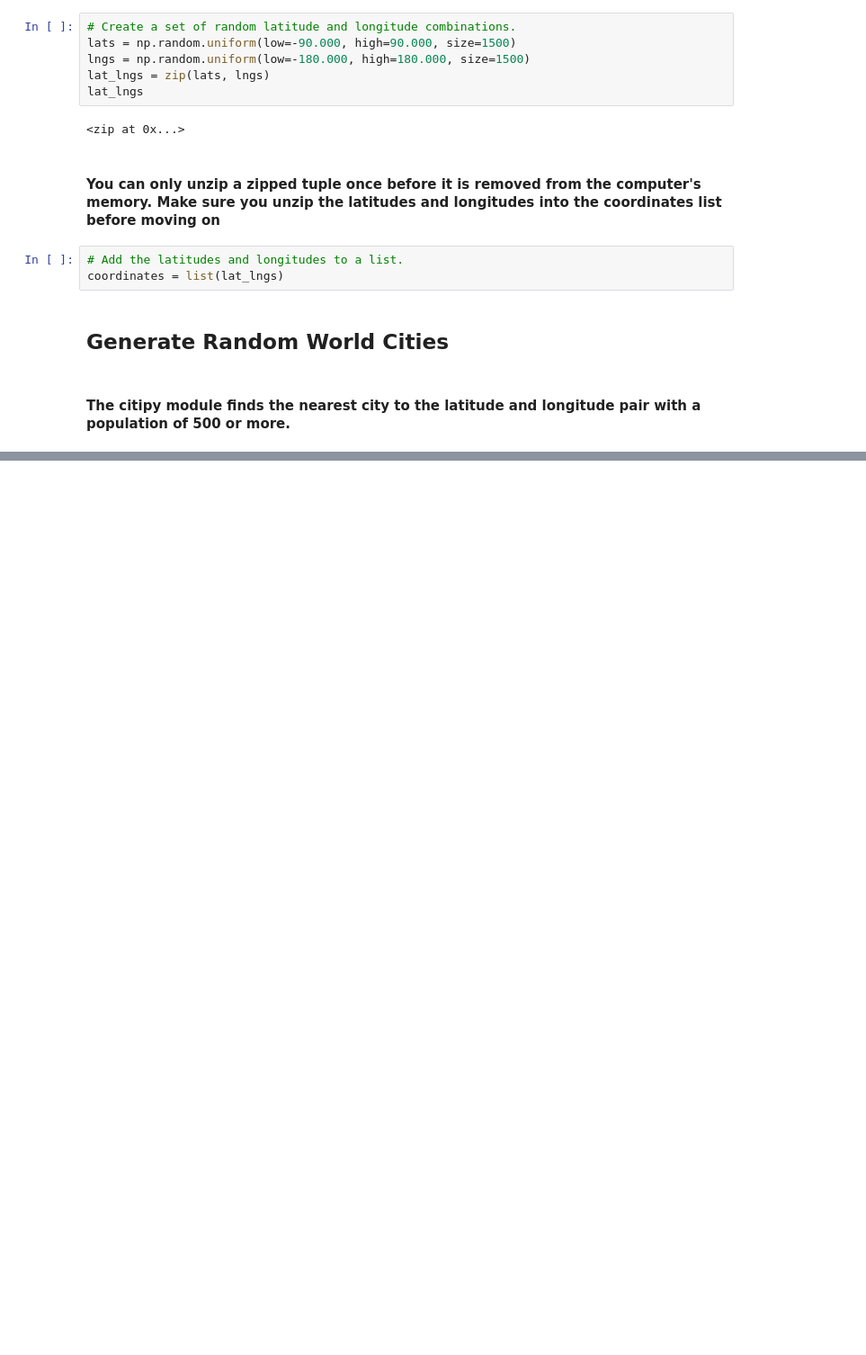
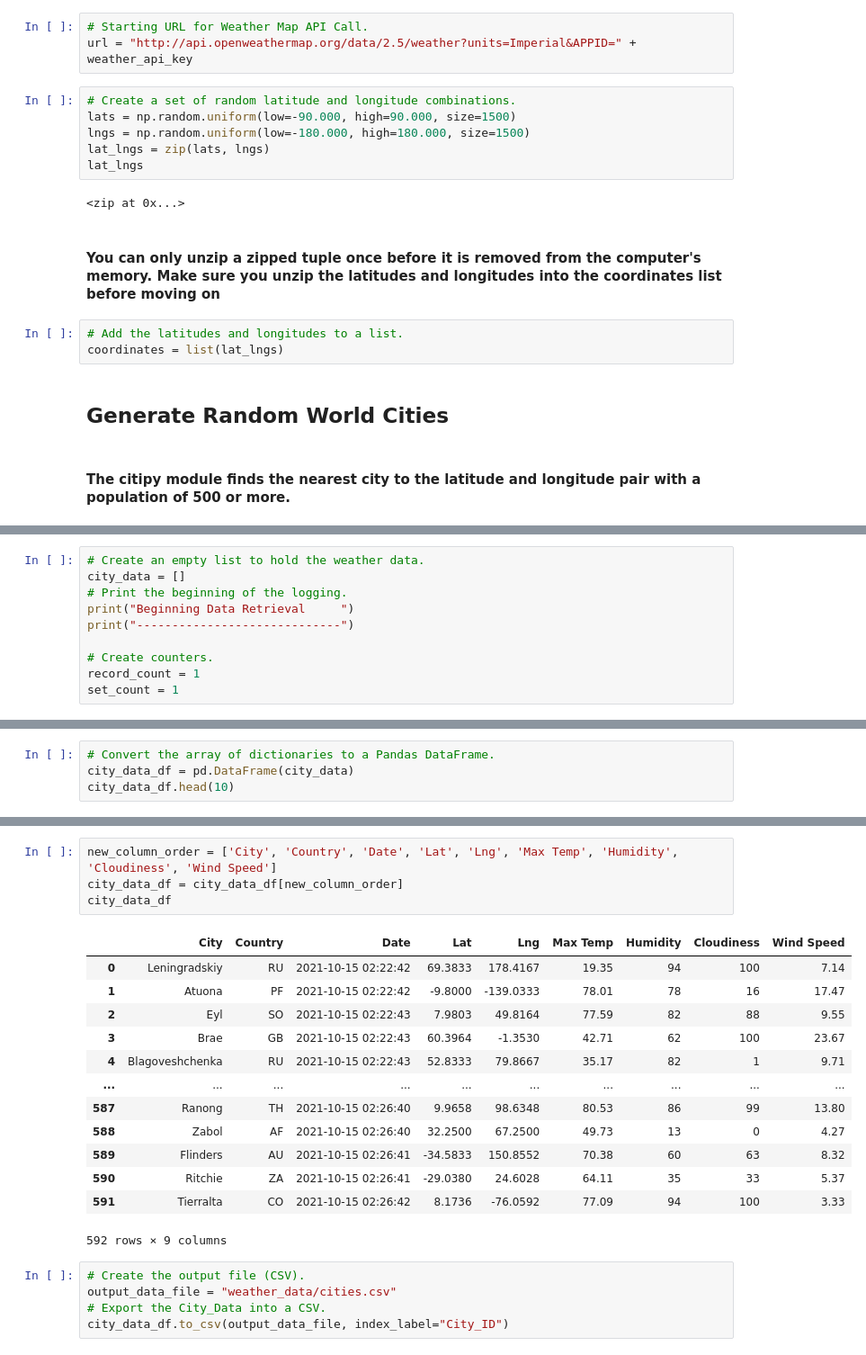
Before and after one commit to Jimmygjr10/World_Weather_Analysis, a Jupyter notebook: WeatherPy.ipynb, the cells around one changed output, grey strips where cells are left out. Shown: that part at 90% size. Drawn from its saved outputs; the diff is of its cells as text; blank space fills up the shorter version.

Commit message:
Weather API

```diff
--- a/WeatherPy.ipynb
+++ b/WeatherPy.ipynb
@@ -7,3 +16,6 @@ from citipy import citipy
+# %%
+# Starting URL for Weather Map API Call.
+url = "http://api.openweathermap.org/data/2.5/weather?units=Imperial&APPID=" + weather_api_key
 # %%
 # Create a set of random latitude and longitude combinations.
 lats = np.random.uniform(low=-90.000, high=90.000, size=1500)
@@ -37,0 +52,10 @@ len(cities)
+# %%
+# Create an empty list to hold the weather data.
+city_data = []
+# Print the beginning of the logging.
+print("Beginning Data Retrieval     ")
+print("-----------------------------")
+
+# Create counters.
+record_count = 1
+set_count = 1
@@ -37,0 +140,4 @@ len(cities)
+# %%
+# Convert the array of dictionaries to a Pandas DataFrame.
+city_data_df = pd.DataFrame(city_data)
+city_data_df.head(10)
@@ -37,0 +156,23 @@ len(cities)
+# %%
+new_column_order = ['City', 'Country', 'Date', 'Lat', 'Lng', 'Max Temp', 'Humidity', 'Cloudiness', 'Wind Speed']
+city_data_df = city_data_df[new_column_order]
+city_data_df
+# %% [output]
+|  | City | Country | Date | Lat | Lng | Max Temp | Humidity | Cloudiness | Wind Speed |
+| 0 | Leningradskiy | RU | 2021-10-15 02:22:42 | 69.3833 | 178.4167 | 19.35 | 94 | 100 | 7.14 |
+| 1 | Atuona | PF | 2021-10-15 02:22:42 | -9.8000 | -139.0333 | 78.01 | 78 | 16 | 17.47 |
+| 2 | Eyl | SO | 2021-10-15 02:22:43 | 7.9803 | 49.8164 | 77.59 | 82 | 88 | 9.55 |
+| 3 | Brae | GB | 2021-10-15 02:22:43 | 60.3964 | -1.3530 | 42.71 | 62 | 100 | 23.67 |
+| 4 | Blagoveshchenka | RU | 2021-10-15 02:22:43 | 52.8333 | 79.8667 | 35.17 | 82 | 1 | 9.71 |
+| ... | ... | ... | ... | ... | ... | ... | ... | ... | ... |
+| 587 | Ranong | TH | 2021-10-15 02:26:40 | 9.9658 | 98.6348 | 80.53 | 86 | 99 | 13.80 |
+| 588 | Zabol | AF | 2021-10-15 02:26:40 | 32.2500 | 67.2500 | 49.73 | 13 | 0 | 4.27 |
+| 589 | Flinders | AU | 2021-10-15 02:26:41 | -34.5833 | 150.8552 | 70.38 | 60 | 63 | 8.32 |
+| 590 | Ritchie | ZA | 2021-10-15 02:26:41 | -29.0380 | 24.6028 | 64.11 | 35 | 33 | 5.37 |
+| 591 | Tierralta | CO | 2021-10-15 02:26:42 | 8.1736 | -76.0592 | 77.09 | 94 | 100 | 3.33 |
+592 rows × 9 columns
+# %%
+# Create the output file (CSV).
+output_data_file = "weather_data/cities.csv"
+# Export the City_Data into a CSV.
+city_data_df.to_csv(output_data_file, index_label="City_ID")
```
Also changed, not shown: parts of 10 cells of this notebook, 3 other files.
